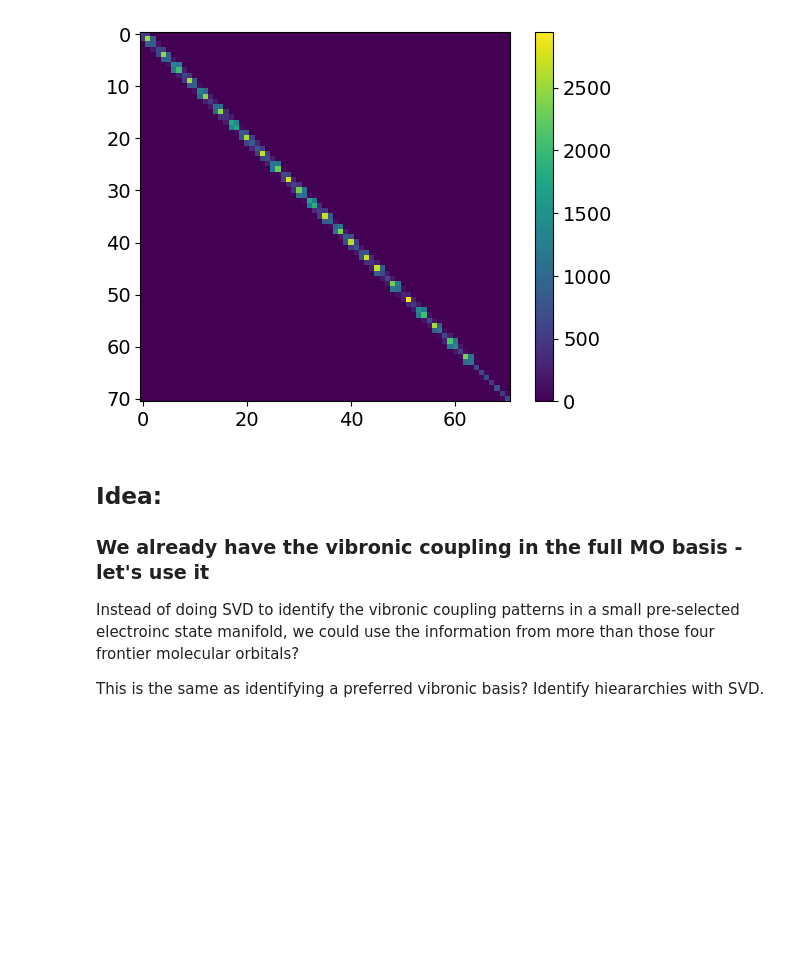
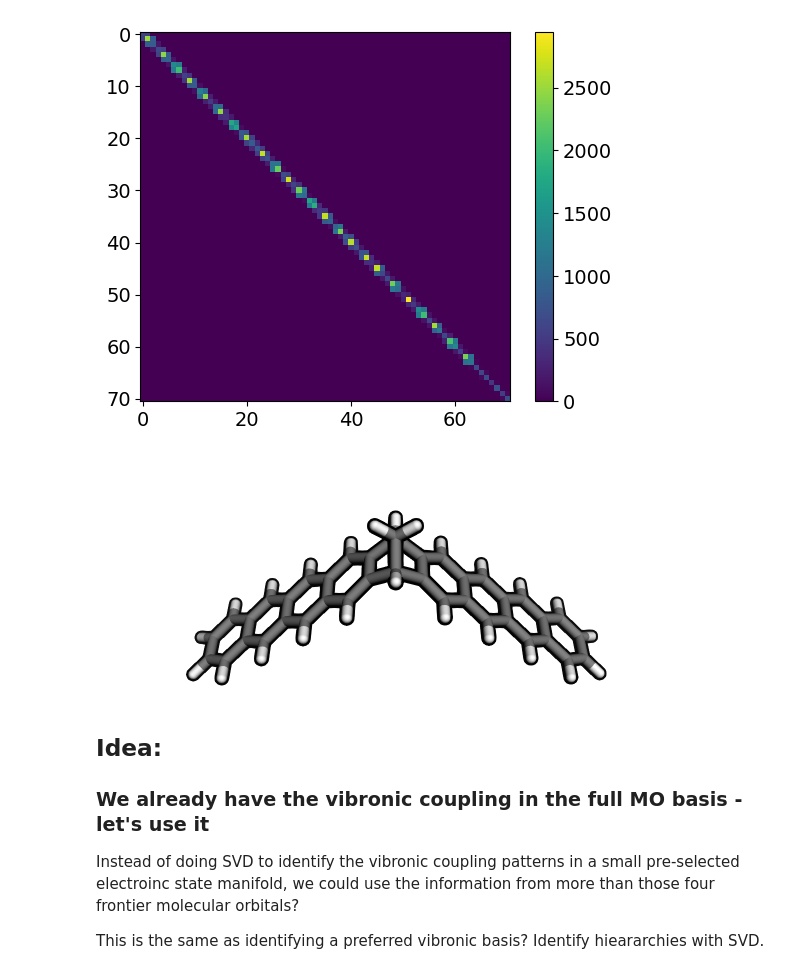
Before and after one commit to and-matt/pyscf-test, a Jupyter notebook: source/lvc-postptocess.ipynb, the cells around one changed output. Drawn from its saved outputs; the diff is of its cells as text; code cells hidden in the pictures; blank space fills up the shorter version.

```diff
--- a/source/lvc-postptocess.ipynb
+++ b/source/lvc-postptocess.ipynb
@@ -332,6 +351,17 @@ Block nr.        Frequencies (cm^-1)     Coupling to previous block (cm^-1)
 70               691.0049304923604       61.88745949276877
 [figure]
 [figure]
+# %%
+freq, coup = omega_svd[0], s[0]
+vec = modevec_svd[:,0]
+#f = view_multiconfig_vibronic_coupling(matr, frequency=freq, coupling=coup)
+#f.savefig(PLOTDIR + "/" + "vibronic_operator_" + str(i) + ".pdf", bbox_inches="tight")
+#v = view_vibration_animation(mol, vec, amplitude=.8, period=1000, fps=60)
+gifname = PLOTDIR + "/" + "tt_vibration.gif"
+v = view_vibration_animation_gif(mol, vec, amplitude=.8, period=1000, fps=30, gif=gifname)
+display(Image(filename=gifname))
+# %% [output]
+[figure, added]
 # %% [markdown]
 ## Idea:
 ### We already have the vibronic coupling in the full MO basis - let's use it
```
Also changed, not shown: parts of 4 cells of this notebook, 18 other files.
